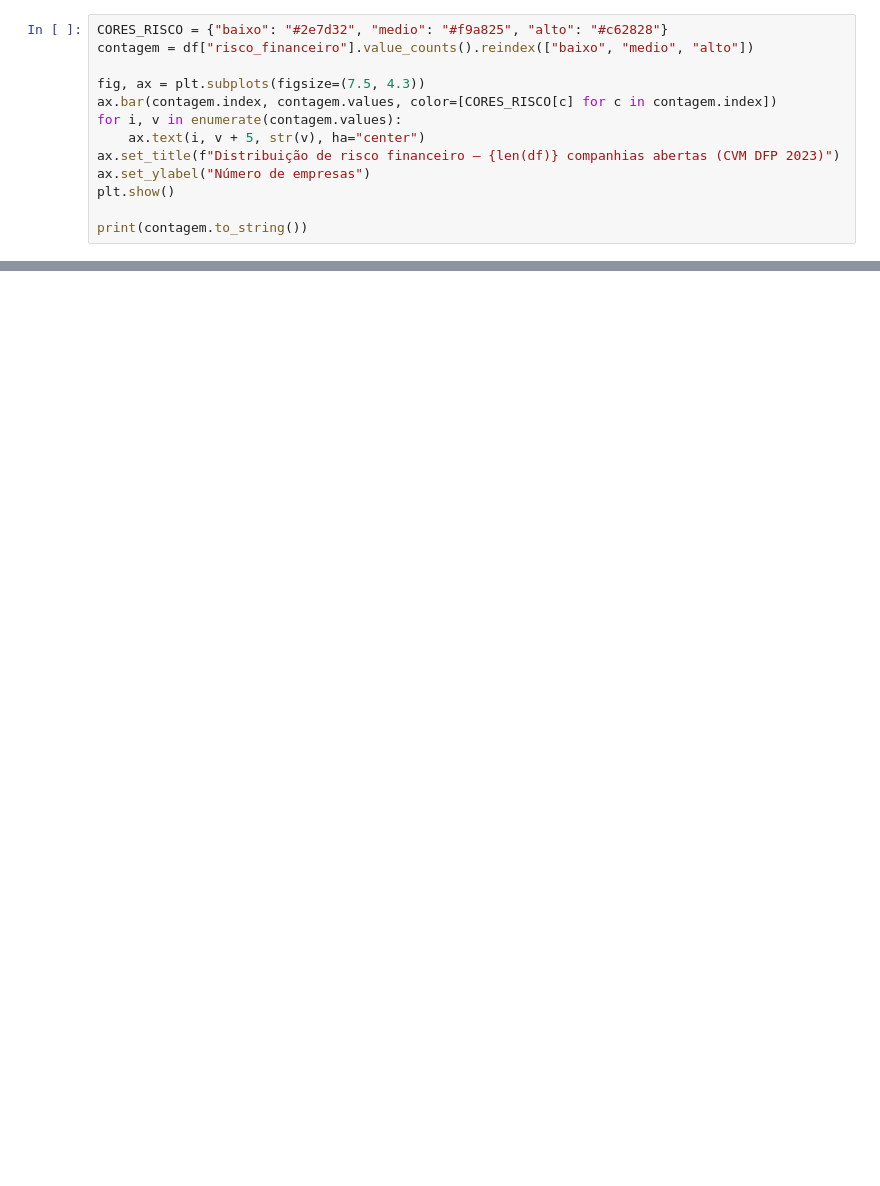
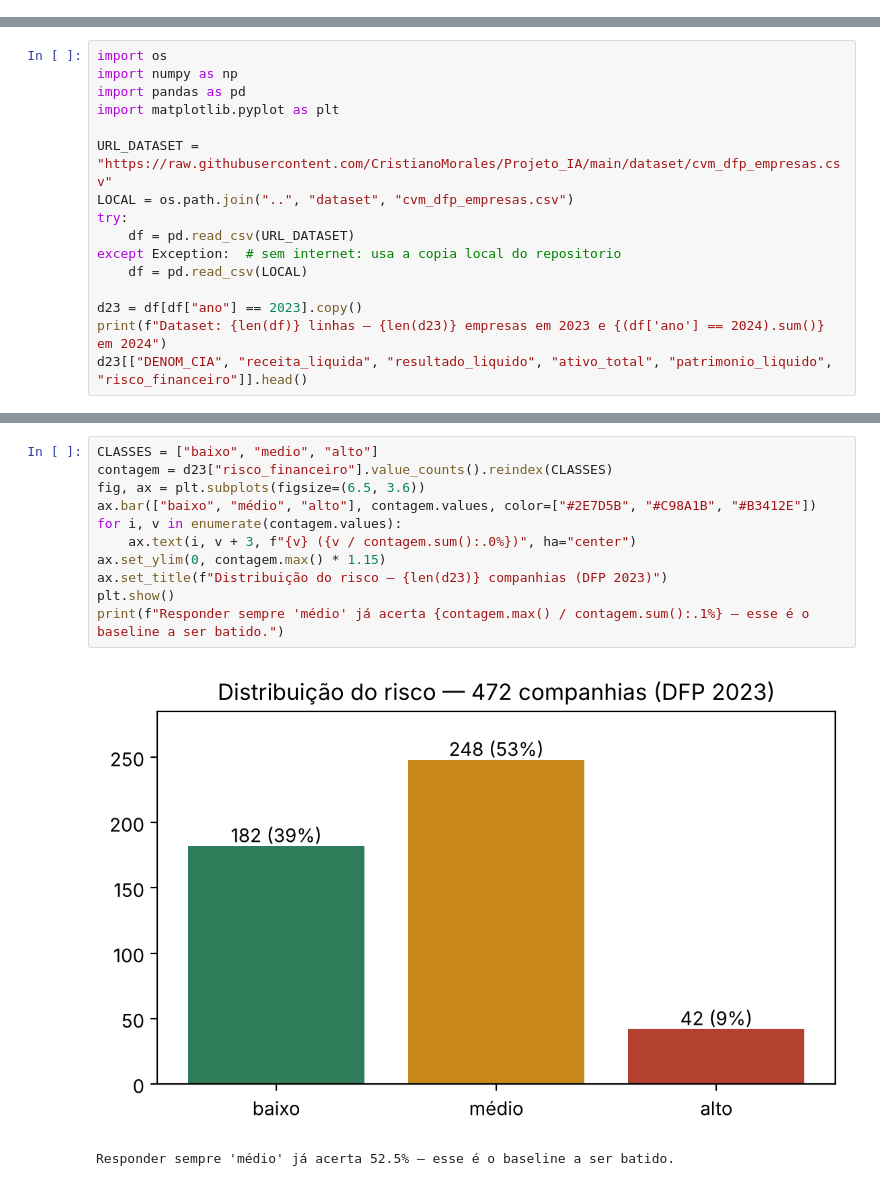
Before and after one commit to CristianoMorales/Projeto_IA, a Jupyter notebook: ml/demo_colab.ipynb, the cells around one changed output, grey strips where cells are left out. Saved outputs shown, nothing was run; the diff lists cells and outputs as text; blank space fills up the shorter version.

```diff
--- a/ml/demo_colab.ipynb
+++ b/ml/demo_colab.ipynb
@@ -35,13 +0,0 @@ df.head(10)
-# %%
-CORES_RISCO = {"baixo": "#2e7d32", "medio": "#f9a825", "alto": "#c62828"}
-contagem = df["risco_financeiro"].value_counts().reindex(["baixo", "medio", "alto"])
-
-fig, ax = plt.subplots(figsize=(7.5, 4.3))
-ax.bar(contagem.index, contagem.values, color=[CORES_RISCO[c] for c in contagem.index])
-for i, v in enumerate(contagem.values):
-    ax.text(i, v + 5, str(v), ha="center")
-ax.set_title(f"Distribuição de risco financeiro — {len(df)} companhias abertas (CVM DFP 2023)")
-ax.set_ylabel("Número de empresas")
-plt.show()
-
-print(contagem.to_string())
@@ -181,0 +24,16 @@ print("(acurácia balanceada e F1-macro), não um único teste pontual em 4 caso
+# %%
+import os
+import numpy as np
+import pandas as pd
+import matplotlib.pyplot as plt
+
+URL_DATASET = "https://raw.githubusercontent.com/CristianoMorales/Projeto_IA/main/dataset/cvm_dfp_empresas.csv"
+LOCAL = os.path.join("..", "dataset", "cvm_dfp_empresas.csv")
+try:
+    df = pd.read_csv(URL_DATASET)
+except Exception:  # sem internet: usa a copia local do repositorio
+    df = pd.read_csv(LOCAL)
+
+d23 = df[df["ano"] == 2023].copy()
+print(f"Dataset: {len(df)} linhas — {len(d23)} empresas em 2023 e {(df['ano'] == 2024).sum()} em 2024")
+d23[["DENOM_CIA", "receita_liquida", "resultado_liquido", "ativo_total", "patrimonio_liquido", "risco_financeiro"]].head()
@@ -181,0 +52,14 @@ print("(acurácia balanceada e F1-macro), não um único teste pontual em 4 caso
+# %%
+CLASSES = ["baixo", "medio", "alto"]
+contagem = d23["risco_financeiro"].value_counts().reindex(CLASSES)
+fig, ax = plt.subplots(figsize=(6.5, 3.6))
+ax.bar(["baixo", "médio", "alto"], contagem.values, color=["#2E7D5B", "#C98A1B", "#B3412E"])
+for i, v in enumerate(contagem.values):
+    ax.text(i, v + 3, f"{v} ({v / contagem.sum():.0%})", ha="center")
+ax.set_ylim(0, contagem.max() * 1.15)
+ax.set_title(f"Distribuição do risco — {len(d23)} companhias (DFP 2023)")
+plt.show()
+print(f"Responder sempre 'médio' já acerta {contagem.max() / contagem.sum():.1%} — esse é o baseline a ser batido.")
+# %% [output]
+[figure, added]
+Responder sempre 'médio' já acerta 52.5% — esse é o baseline a ser batido.
```
Also changed, not shown: parts of 34 cells of this notebook, 28 other files.
